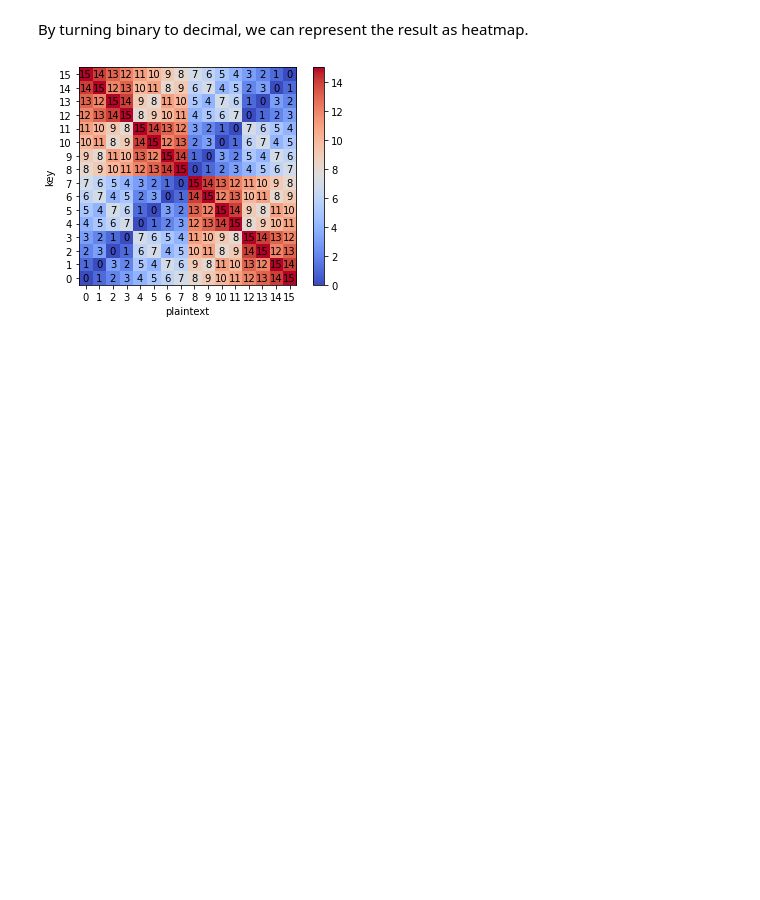
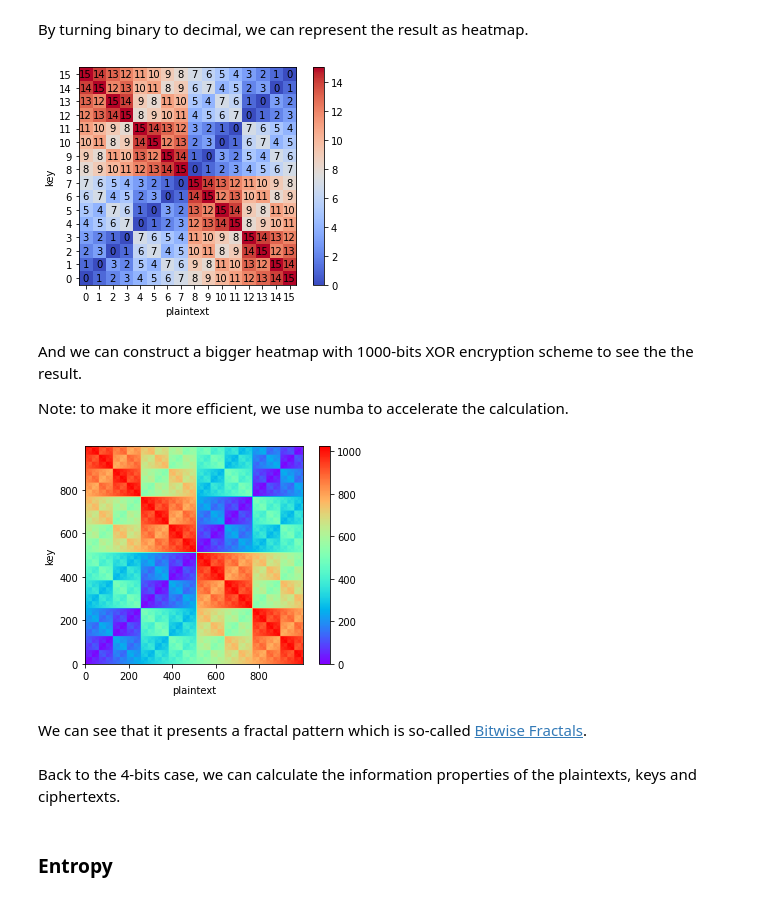
Before and after one commit to Jim137/Entropy, a Jupyter notebook: entropy_of_encrypted.ipynb, the cells around one changed output. Drawn from its saved outputs; the diff is of its cells as text; code cells hidden in the pictures; blank space fills up the shorter version.

Commit message:
entropy of 4-bits

```diff
--- a/entropy_of_encrypted.ipynb
+++ b/entropy_of_encrypted.ipynb
@@ -58,3 +60,7 @@ fig.colorbar(im)
 plt.show()
 # %% [output]
 [figure]
+# %% [markdown]
+And we can construct a bigger heatmap with 1000-bits XOR encryption scheme to see the the result.
+
+Note: to make it more efficient, we use numba to accelerate the calculation.
@@ -60,0 +69,27 @@ plt.show()
+# %%
+@njit
+def xorCipher_kernel(n):
+    c = []
+    for i in prange(n):
+        ci = []
+        for j in prange(n):
+            ci.append(i^j)
+        c.append(ci)
+    return c
+# %%
+cn = xorCipher_kernel(1000)
+
+fig, ax = plt.subplots()
+im = ax.imshow(cn, origin='lower', cmap='rainbow')
+ax.set_xlabel('plaintext')
+ax.set_ylabel('key')
+fig.colorbar(im)
+plt.show()
+# %% [output]
+[figure, added]
+# %% [markdown]
+We can see that it presents a fractal pattern which is so-called [Bitwise Fractals](https://icefractal.com/articles/bitwise-fractals/).
+# %% [markdown]
+Back to the 4-bits case, we can calculate the information properties of the plaintexts, keys and ciphertexts.
+# %% [markdown]
+### Entropy
```
Also changed, not shown: parts of 6 cells of this notebook.
